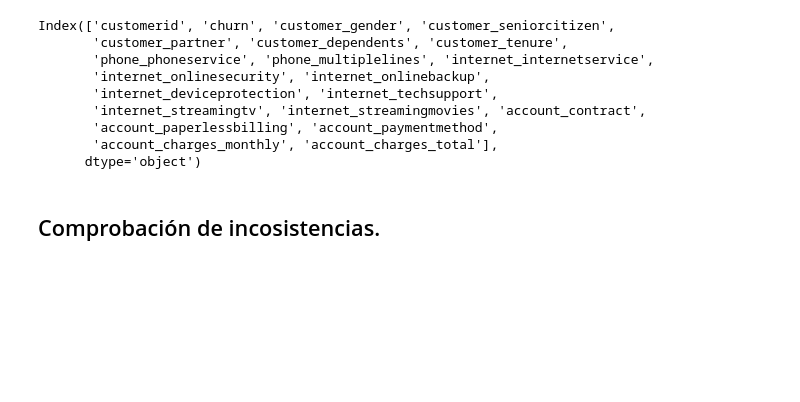
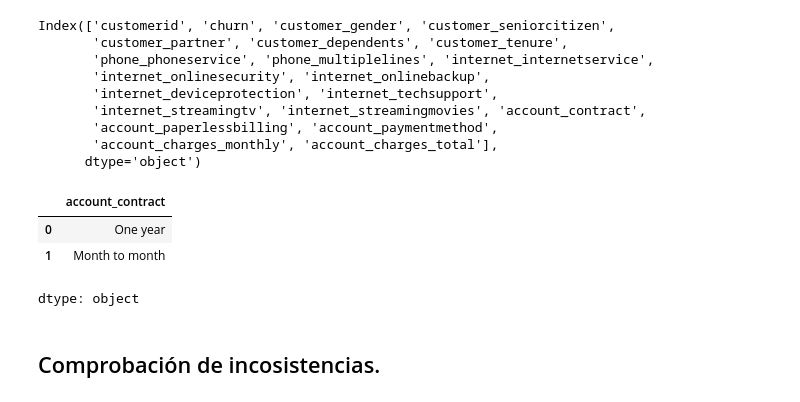
Before and after one commit to BjorkMagno/Portafolio, a Jupyter notebook: data-science/desafios/TelecomX/ChallengeTelecomX.ipynb, the cells around one changed output. Cells and saved outputs as stored; diff of their text form; code cells hidden in the pictures; blank space fills up the shorter version.

```diff
--- a/data-science/desafios/TelecomX/ChallengeTelecomX.ipynb
+++ b/data-science/desafios/TelecomX/ChallengeTelecomX.ipynb
@@ -47,5 +47,14 @@ Index(['customerid', 'churn', 'customer_gender', 'customer_seniorcitizen',
        'account_paperlessbilling', 'account_paymentmethod',
        'account_charges_monthly', 'account_charges_total'],
       dtype='object')
+# %%
+# Cambio estaderizado de datis de la columna 'account_contract'
+datos['account_contract'] = datos['account_contract'].str.replace('-', ' ')
+datos['account_contract'].head(2)
+# %% [output]
+|  | account_contract |
+| 0 | One year |
+| 1 | Month to month |
+dtype: object
 # %% [markdown]
 ## Comprobación de incosistencias.
```
Also changed, not shown: parts of 62 cells of this notebook.
